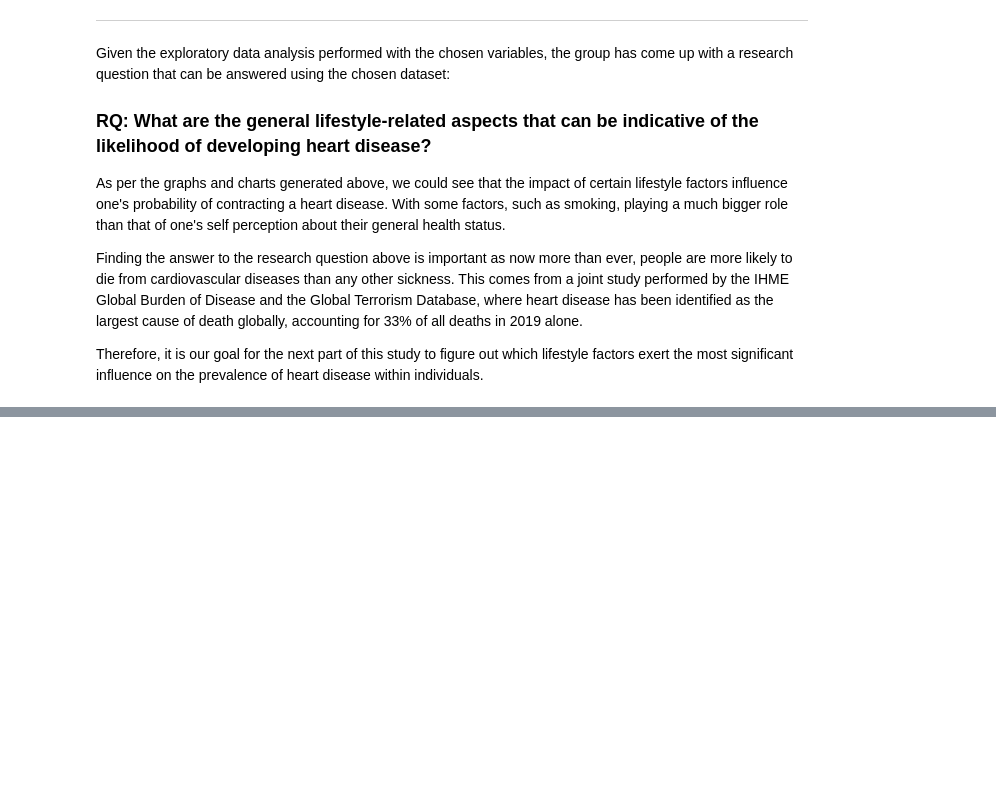
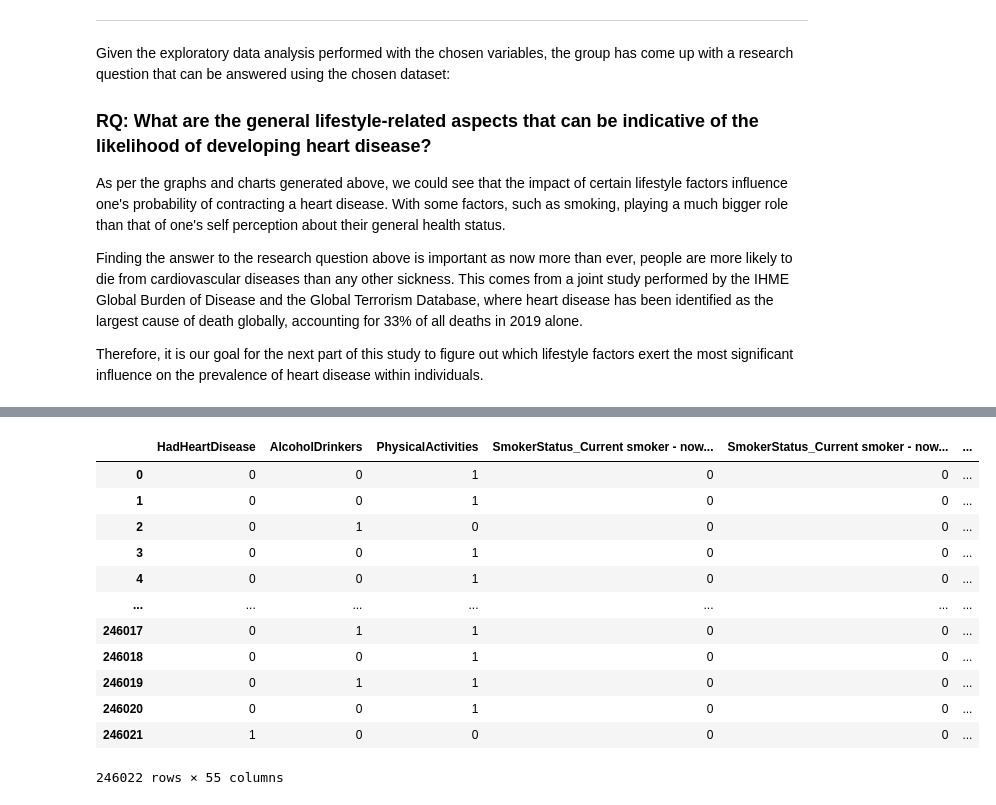
Before and after one commit to briangabini/csmodel, a Jupyter notebook: csmodel-project.ipynb, the cells around one changed output, grey strips where cells are left out. Saved outputs shown, nothing was run; the diff lists cells and outputs as text; code cells hidden in the pictures; blank space fills up the shorter version.

```diff
--- a/csmodel-project.ipynb
+++ b/csmodel-project.ipynb
@@ -1081,0 +1098,24 @@ Therefore, it is our goal for the next part of this study to figure out which li
+# %%
+
+# One Hot Encoding
+heart_df_encoded = pd.get_dummies(heart_df, columns=['SmokerStatus', 'BMI', 'GeneralHealth', 'Age', 'SleepHours'])
+heart_df_encoded['HadHeartDisease'] = heart_df_encoded['HadHeartDisease'].map({'Yes': 1, 'No': 0})
+heart_df_encoded['AlcoholDrinkers'] = heart_df_encoded['AlcoholDrinkers'].map({'Yes': 1, 'No': 0})
+heart_df_encoded['PhysicalActivities'] = heart_df_encoded['PhysicalActivities'].map({'Yes': 1, 'No': 0})
+heart_df_encoded = heart_df_encoded.astype(int)
+
+heart_df_encoded
+# %% [output]
+|  | HadHeartDisease | AlcoholDrinkers | PhysicalActivities | SmokerStatus_Current smoker - now... | SmokerStatus_Current smoker - now... | ... |
+| 0 | 0 | 0 | 1 | 0 | 0 | ... |
+| 1 | 0 | 0 | 1 | 0 | 0 | ... |
+| 2 | 0 | 1 | 0 | 0 | 0 | ... |
+| 3 | 0 | 0 | 1 | 0 | 0 | ... |
+| 4 | 0 | 0 | 1 | 0 | 0 | ... |
+| ... | ... | ... | ... | ... | ... | ... |
+| 246017 | 0 | 1 | 1 | 0 | 0 | ... |
+| 246018 | 0 | 0 | 1 | 0 | 0 | ... |
+| 246019 | 0 | 1 | 1 | 0 | 0 | ... |
+| 246020 | 0 | 0 | 1 | 0 | 0 | ... |
+| 246021 | 1 | 0 | 0 | 0 | 0 | ... |
+246022 rows × 55 columns
```
Also changed, not shown: parts of 9 cells of this notebook, 1 other file.
